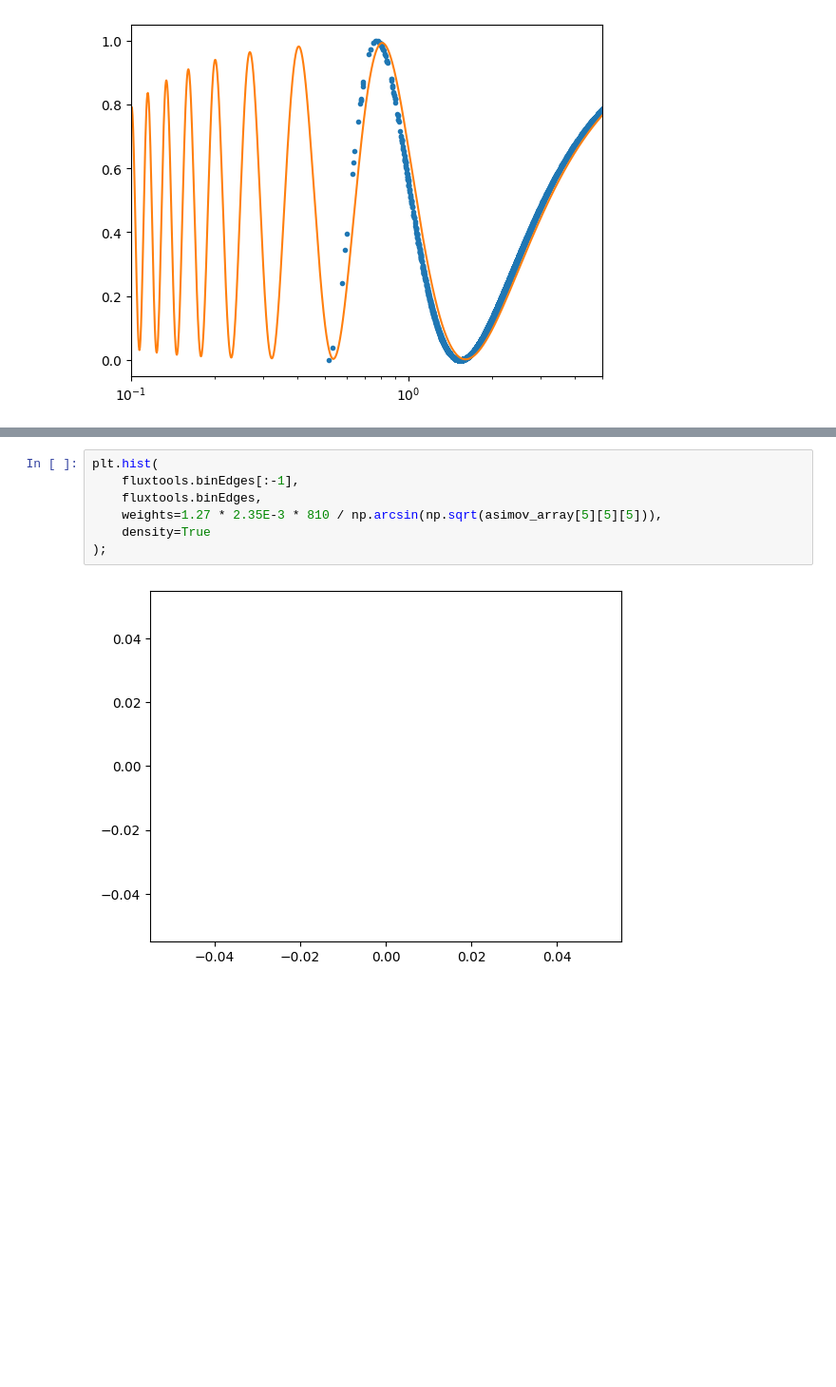
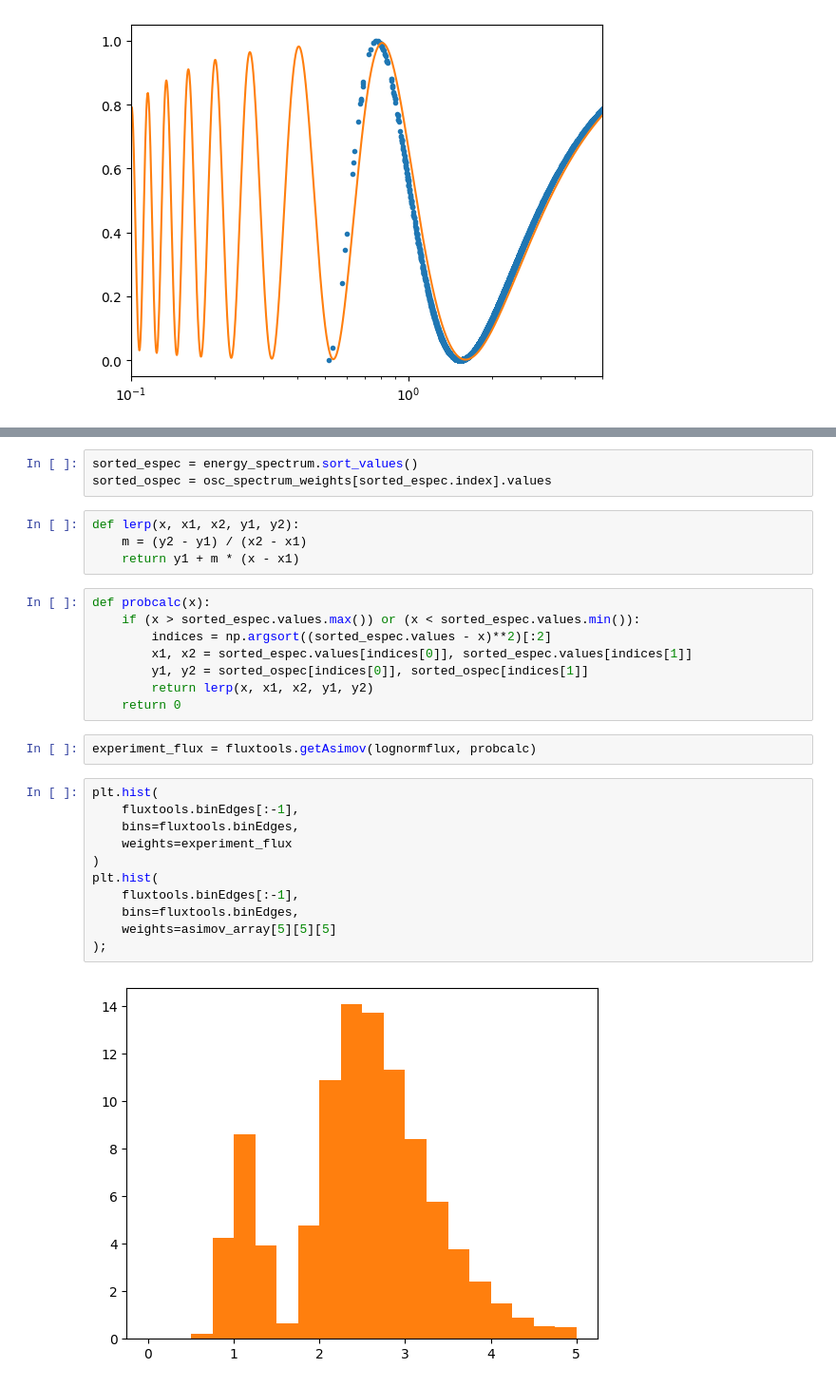
Before and after one commit to aditya-marathe/msci-project, a Jupyter notebook: src/notebooks/least_log_likelihood.ipynb, the cells around one changed output, grey strips where cells are left out. Shown at 95% size. Cells and saved outputs as stored; diff of their text form; blank space fills up the shorter version.

```diff
--- a/src/notebooks/least_log_likelihood.ipynb
+++ b/src/notebooks/least_log_likelihood.ipynb
@@ -252,9 +237,30 @@ plt.xscale('log');
+# %%
+sorted_espec = energy_spectrum.sort_values()
+sorted_ospec = osc_spectrum_weights[sorted_espec.index].values
+# %%
+def lerp(x, x1, x2, y1, y2):
+    m = (y2 - y1) / (x2 - x1)
+    return y1 + m * (x - x1)
+# %%
+def probcalc(x):
+    if (x > sorted_espec.values.max()) or (x < sorted_espec.values.min()):
+        indices = np.argsort((sorted_espec.values - x)**2)[:2]
+        x1, x2 = sorted_espec.values[indices[0]], sorted_espec.values[indices[1]]
+        y1, y2 = sorted_ospec[indices[0]], sorted_ospec[indices[1]]
+        return lerp(x, x1, x2, y1, y2)
+    return 0
+# %%
+experiment_flux = fluxtools.getAsimov(lognormflux, probcalc)
 # %%
 plt.hist(
     fluxtools.binEdges[:-1],
-    fluxtools.binEdges,
-    weights=1.27 * 2.35E-3 * 810 / np.arcsin(np.sqrt(asimov_array[5][5][5])),
-    density=True
+    bins=fluxtools.binEdges,
+    weights=experiment_flux
+)
+plt.hist(
+    fluxtools.binEdges[:-1],
+    bins=fluxtools.binEdges,
+    weights=asimov_array[5][5][5]
 );
 # %% [output]
-[figure, old version]
+[figure, new version]
```
Also changed, not shown: parts of 25 cells of this notebook, 1 other file.
